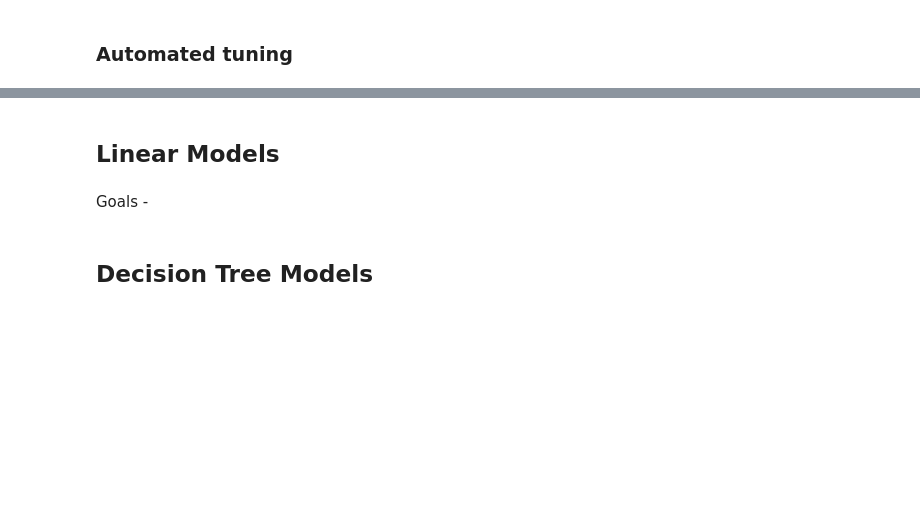
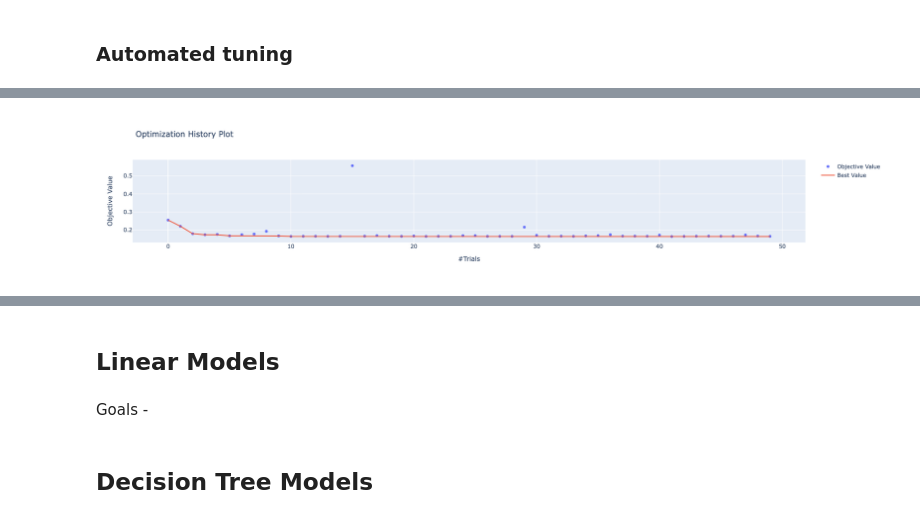
Before and after one commit to arthurlemon/courses, a Jupyter notebook: ML/sklearn/sklearn_course.ipynb, the cells around one changed output, grey strips where cells are left out. Cells and saved outputs as stored; diff of their text form; code cells hidden in the pictures; blank space fills up the shorter version.

```diff
--- a/ML/sklearn/sklearn_course.ipynb
+++ b/ML/sklearn/sklearn_course.ipynb
@@ -367,0 +504,4 @@ Accuracy score via cross-validation:
+# %%
+study = optuna.create_study(
+    direction="minimize")
+study.optimize(objective, n_trials=50, timeout=600)
@@ -367,0 +526,4 @@ Accuracy score via cross-validation:
+# %%
+plot_optimization_history(study)
+# %% [output]
+[figure, added]
```
Also changed, not shown: parts of 23 cells of this notebook, 2 other files.
